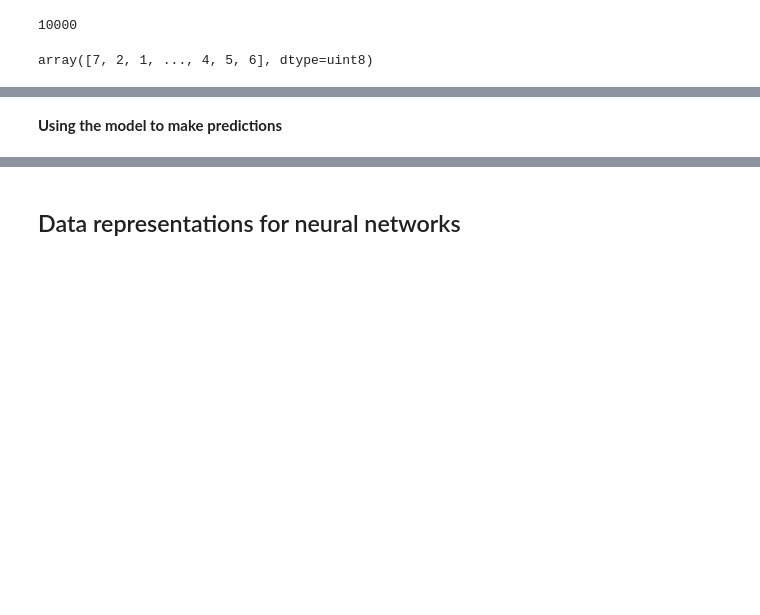
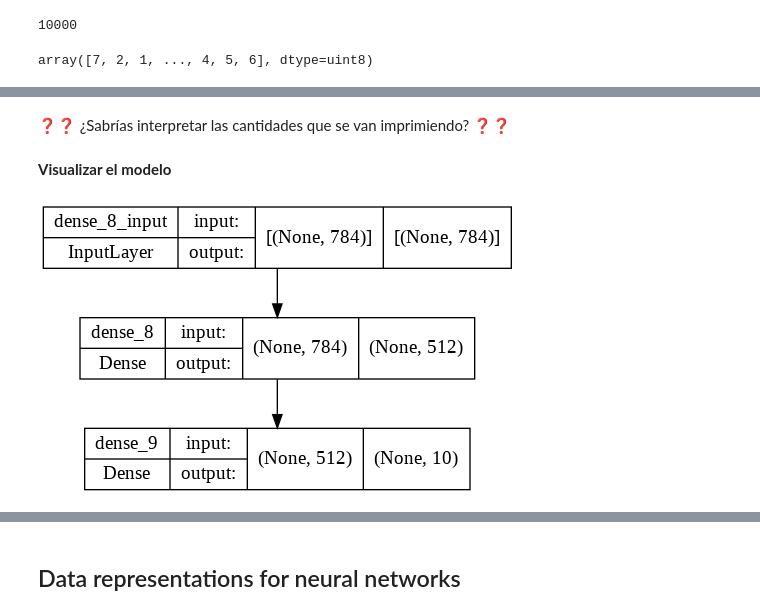
Before and after one commit to ayrna/deep-learning-with-python-notebooks, a Jupyter notebook: chapter02_mathematical-building-blocks.ipynb, the cells around one changed output, grey strips where cells are left out. Cells and saved outputs as stored; diff of their text form; code cells hidden in the pictures; blank space fills up the shorter version.

```diff
--- a/chapter02_mathematical-building-blocks.ipynb
+++ b/chapter02_mathematical-building-blocks.ipynb
@@ -86,2 +123,9 @@ model.fit(train_images, train_labels, epochs=5, batch_size=128)
-# %% [markdown]
-**Using the model to make predictions**
+# %% [markdown]
+❓❓ ¿Sabrías interpretar las cantidades que se van imprimiendo? ❓❓
+# %% [markdown]
+**Visualizar el modelo**
+# %%
+from keras.utils.vis_utils import plot_model
+plot_model(model, show_shapes=True, show_layer_names=True)
+# %% [output]
+[figure, added]
```
Also changed, not shown: parts of 29 cells of this notebook.
